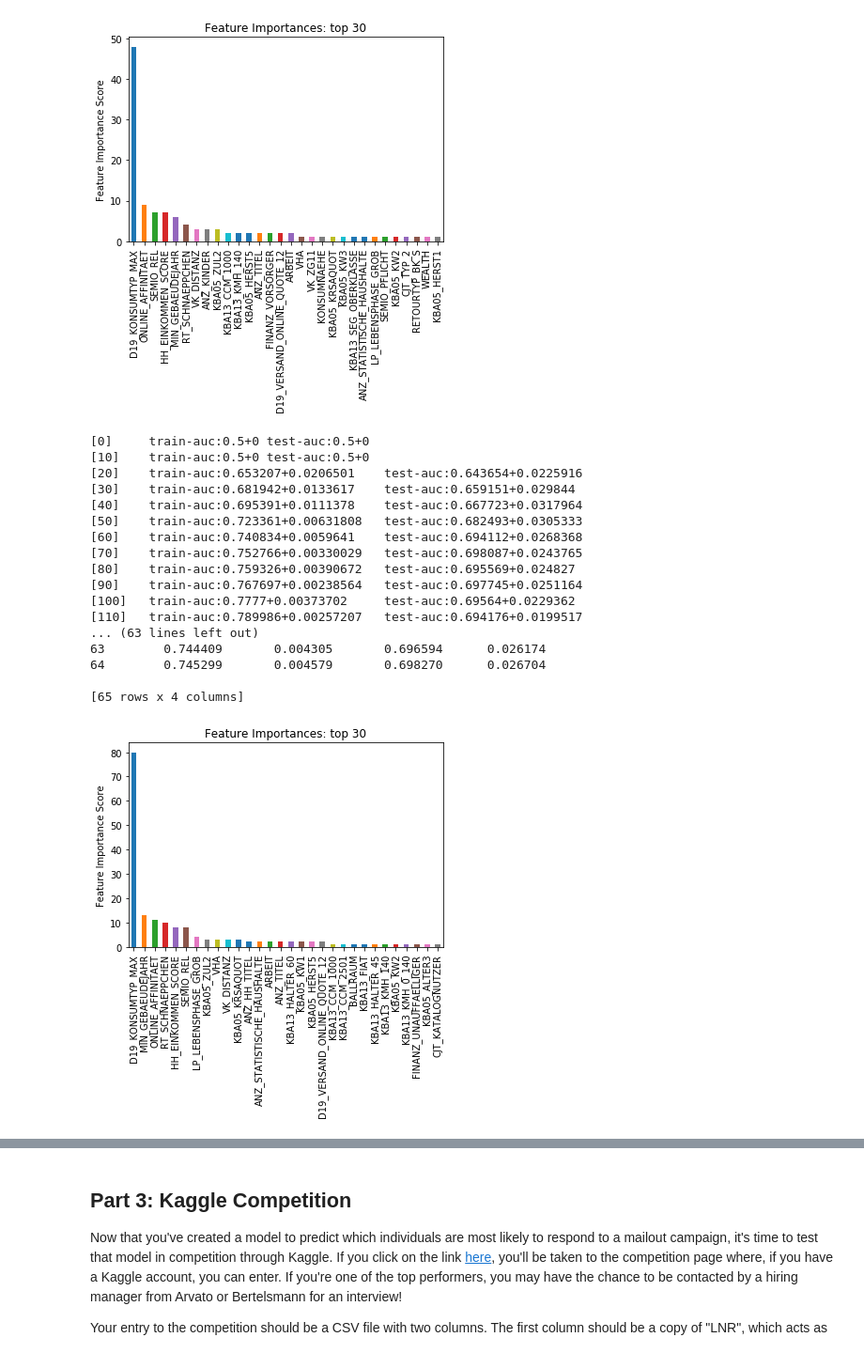
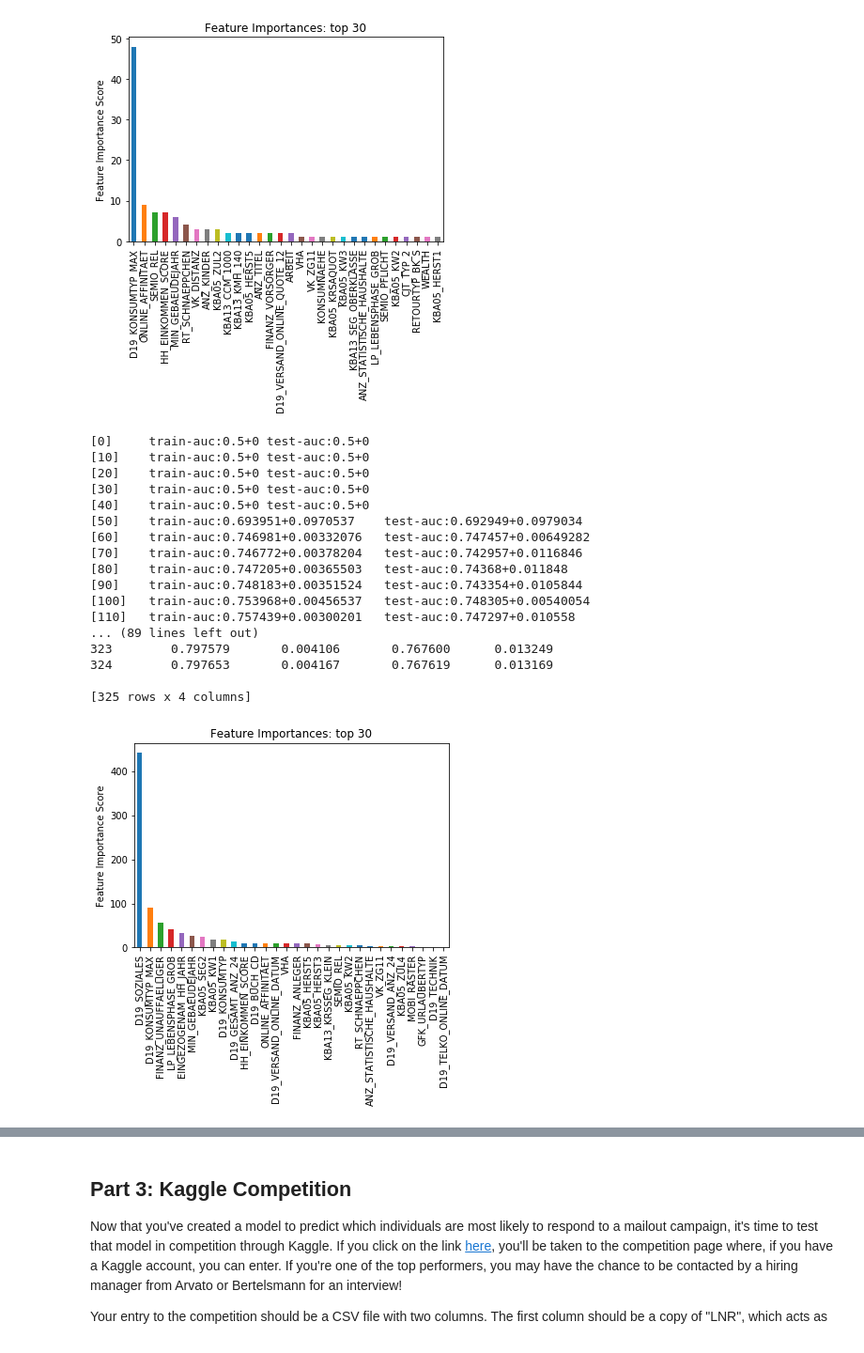
Before and after one commit to santamm/Customer-Segmentation, a Jupyter notebook: Arvato Project Workbook.ipynb, the cells around one changed output, grey strips where cells are left out. Shown at 94% size. Cells and saved outputs as stored; diff of their text form; code cells hidden in the pictures.

Commit message:
Changed feature engineering, improved auc score

```diff
--- a/Arvato Project Workbook.ipynb
+++ b/Arvato Project Workbook.ipynb
@@ -308,7 +311,7 @@ def unknown2nulls(df, df_info):
 
     n_iters = df_info.shape[0]
     cnter = 0
-    bar = progressbar.ProgressBar(maxval=n_iters+1, widgets=[progressbar.Bar('=', '[', ']'), ' ', progressbar.Percentage()])
+    bar = progressbar.ProgressBar(max_value=n_iters+1, widgets=[progressbar.Bar('=', '[', ']'), ' ', progressbar.Percentage()])
     bar.start()
 
     for _, info_row in df_info[df_info.Value.notnull()].iterrows():
@@ -798,9 +766,12 @@ Therefor we will:
 # %%
 d19_cols = [col for col in azdias if col.startswith('D19')]
-for d19 in d19_cols:
+d19_features = azdias[d19_cols].columns[azdias[d19_cols].isnull().any()]
+
+for d19 in d19_features:
     print("Column {} has {} nulls".format(d19, azdias[d19].isnull().sum()))
 
-d19_features = ['D19_BANKEN_ONLINE_QUOTE_12', 'D19_GESAMT_ONLINE_QUOTE_12', 'D19_TELKO_ONLINE_QUOTE_12', 'D19_VERSAND_ONLINE_QUOTE_12', 'D19_VERSI_ONLINE_QUOTE_12']
+d19_features = ['D19_BANKEN_ONLINE_QUOTE_12', 'D19_GESAMT_ONLINE_QUOTE_12', 'D19_TELKO_ONLINE_QUOTE_12',
+                'D19_VERSAND_ONLINE_QUOTE_12', 'D19_VERSI_ONLINE_QUOTE_12', 'D19_KONSUMTYP', 'D19_LOTTO', 'D19_SOZIALES']
 # %% [output]
 Column D19_BANKEN_ONLINE_QUOTE_12 has 164072 nulls
 Column D19_GESAMT_ONLINE_QUOTE_12 has 164072 nulls
@@ -1615,3 +1522,8 @@ plot_learning_curve(clf, 'Gradient Boosting Learning Curve', X, y, scorer=roc_sc
 # %% [output]
 <module 'matplotlib.pyplot' from '/Users/maurizio/anaconda3/lib/python3.6/site-packages/matplotlib/pyplot.py'>
 [figure]
+# %%
+
+from xgboost import XGBRegressor
+clf_X = XGBRegressor(random_state=42, scale_pos_weight=1, objective= 'binary:logistic')
+plot_learning_curve(clf_X, 'XGBoost Regressor Learning Curve', X, y, scorer=roc_scorer, cv=cv, ylim=(0.5, 1), n_jobs=2)
@@ -1855,7 +1773,7 @@ gsearch7.best_params_, gsearch7.best_score_
 # Apply new parameters to the model
 xgb3 = XGBClassifier(
  learning_rate =0.1,
- n_estimators=1000,
+ n_estimators=100,
  max_depth=3,
  min_child_weight=1,
  gamma=0.3,
@@ -1889,37 +1807,39 @@ AUC Score (Train): 0.741719
 [figure]
 # %%
 # Reducing  learning rate, increase estimators
+from xgboost import XGBClassifier
 xgb4 = XGBClassifier(
- learning_rate =0.05,
- n_estimators=5000,
+ learning_rate =0.01,
+ n_estimators=500,
  max_depth=3,
  min_child_weight=1,
  gamma=0.3,
  subsample=0.8,
  colsample_bytree=0.8,
  reg_alpha=1,
  objective= 'binary:logistic',
  n_jobs=2,
  scale_pos_weight=1,
  random_state=27)
 
 modelfit(xgb4, X, y)
+#xgb4.fit(X, y)
 # %% [output]
 [0]     train-auc:0.5+0 test-auc:0.5+0
 [10]    train-auc:0.5+0 test-auc:0.5+0
-[20]    train-auc:0.653207+0.0206501    test-auc:0.643654+0.0225916
-[30]    train-auc:0.681942+0.0133617    test-auc:0.659151+0.029844
-[40]    train-auc:0.695391+0.0111378    test-auc:0.667723+0.0317964
-[50]    train-auc:0.723361+0.00631808   test-auc:0.682493+0.0305333
-[60]    train-auc:0.740834+0.0059641    test-auc:0.694112+0.0268368
-[70]    train-auc:0.752766+0.00330029   test-auc:0.698087+0.0243765
-[80]    train-auc:0.759326+0.00390672   test-auc:0.695569+0.024827
-[90]    train-auc:0.767697+0.00238564   test-auc:0.697745+0.0251164
-[100]   train-auc:0.7777+0.00373702     test-auc:0.69564+0.0229362
-[110]   train-auc:0.789986+0.00257207   test-auc:0.694176+0.0199517
-... (63 lines left out)
-63        0.744409       0.004305       0.696594      0.026174
-64        0.745299       0.004579       0.698270      0.026704
+[20]    train-auc:0.5+0 test-auc:0.5+0
+[30]    train-auc:0.5+0 test-auc:0.5+0
+[40]    train-auc:0.5+0 test-auc:0.5+0
+[50]    train-auc:0.693951+0.0970537    test-auc:0.692949+0.0979034
+[60]    train-auc:0.746981+0.00332076   test-auc:0.747457+0.00649282
+[70]    train-auc:0.746772+0.00378204   test-auc:0.742957+0.0116846
+[80]    train-auc:0.747205+0.00365503   test-auc:0.74368+0.011848
+[90]    train-auc:0.748183+0.00351524   test-auc:0.743354+0.0105844
+[100]   train-auc:0.753968+0.00456537   test-auc:0.748305+0.00540054
+[110]   train-auc:0.757439+0.00300201   test-auc:0.747297+0.010558
+... (89 lines left out)
+323        0.797579       0.004106       0.767600      0.013249
+324        0.797653       0.004167       0.767619      0.013169
 
-[65 rows x 4 columns]
+[325 rows x 4 columns]
-[figure, old version]
+[figure, new version]
```
Also changed, not shown: parts of 50 cells of this notebook.
